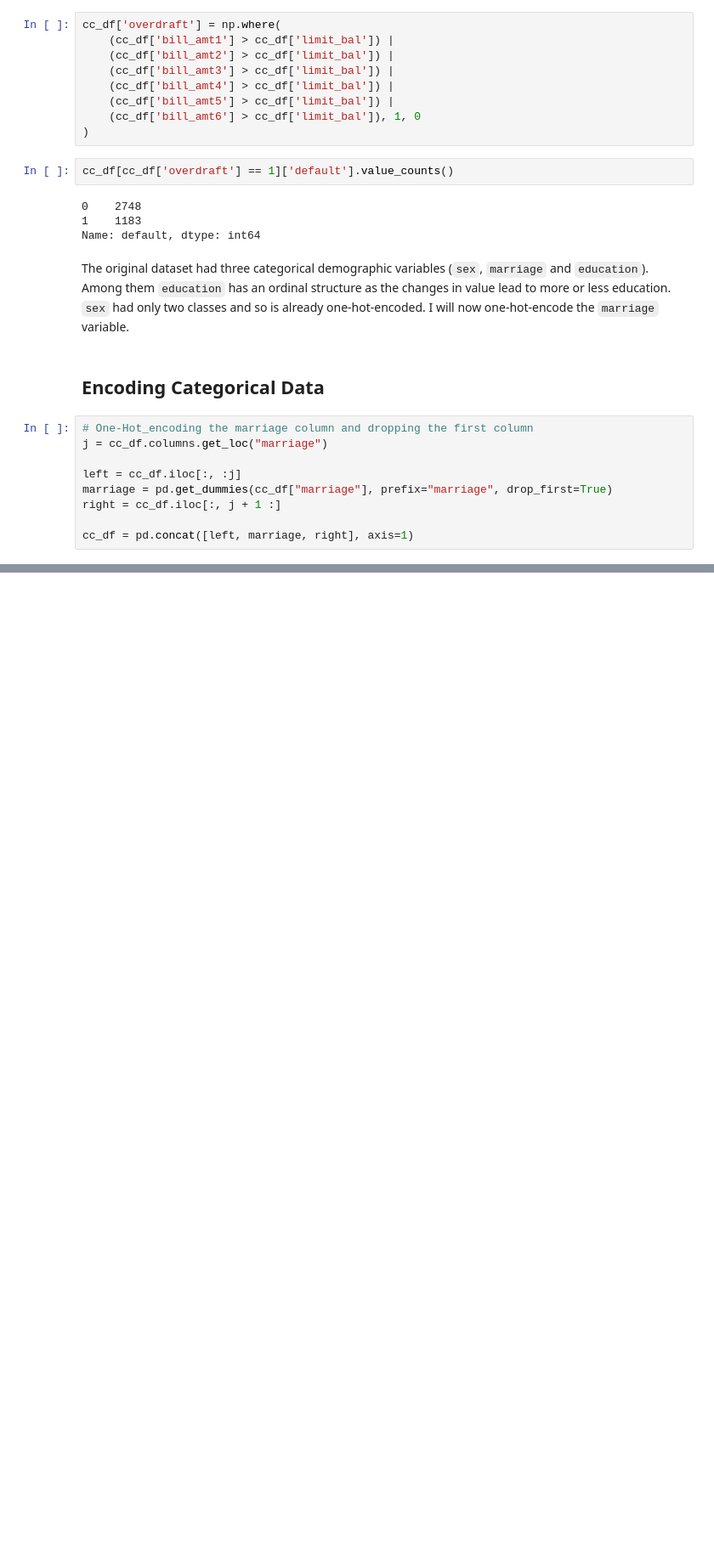
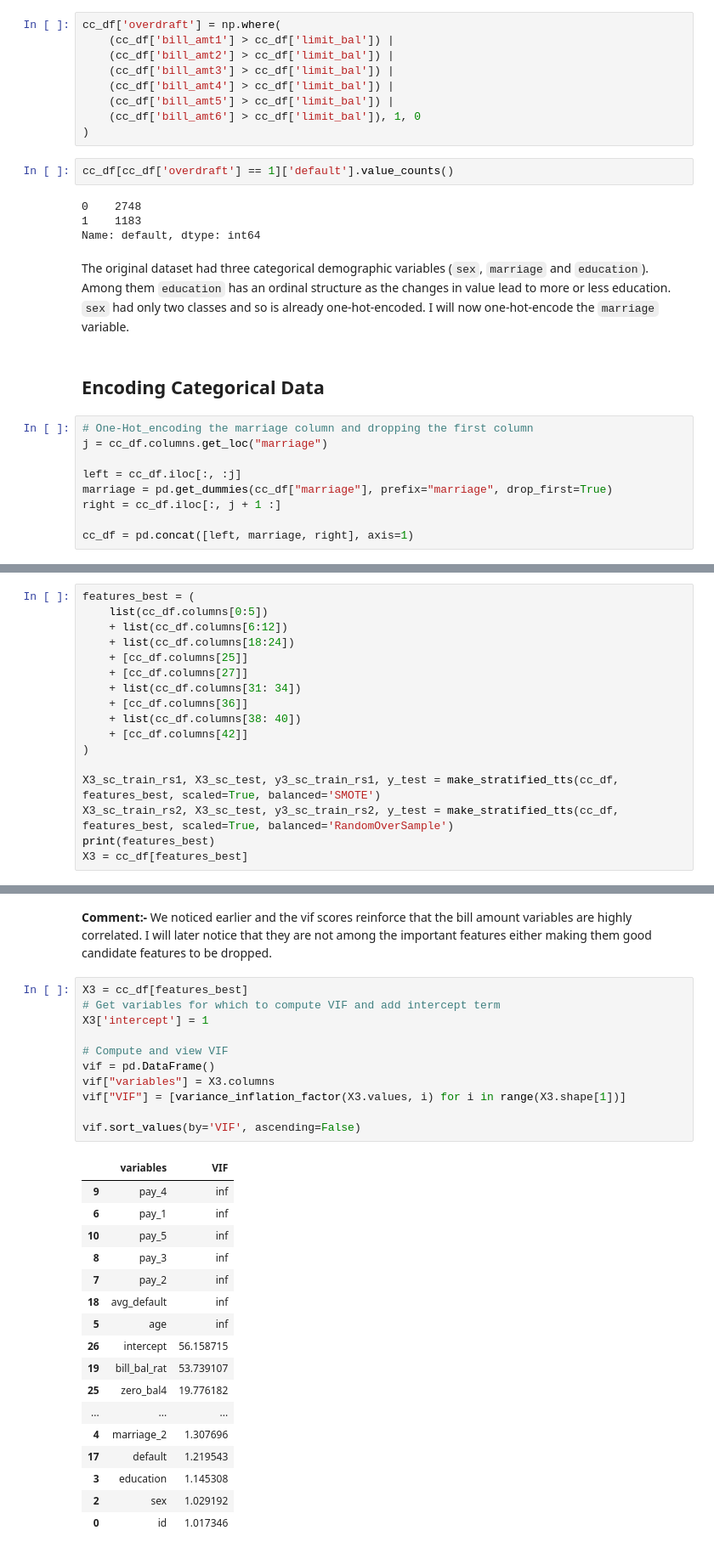
Before and after one commit to KaiwalyaZ/Credit-Card-Default, a Jupyter notebook: Credit_card_default_kaiwalya.ipynb, the cells around one changed output, grey strips where cells are left out. Shown at 85% size. Drawn from its saved outputs; the diff is of its cells as text; blank space fills up the shorter version.

```diff
--- a/Credit_card_default_kaiwalya.ipynb
+++ b/Credit_card_default_kaiwalya.ipynb
@@ -619,0 +669,17 @@ cc_df = pd.concat([left, marriage, right], axis=1)
+# %%
+features_best = (
+    list(cc_df.columns[0:5])
+    + list(cc_df.columns[6:12])
+    + list(cc_df.columns[18:24])
+    + [cc_df.columns[25]]
+    + [cc_df.columns[27]]
+    + list(cc_df.columns[31: 34])
+    + [cc_df.columns[36]]
+    + list(cc_df.columns[38: 40])
+    + [cc_df.columns[42]]
+)
+
+X3_sc_train_rs1, X3_sc_test, y3_sc_train_rs1, y_test = make_stratified_tts(cc_df, features_best, scaled=True, balanced='SMOTE')
+X3_sc_train_rs2, X3_sc_test, y3_sc_train_rs2, y_test = make_stratified_tts(cc_df, features_best, scaled=True, balanced='RandomOverSample')
+print(features_best)
+X3 = cc_df[features_best]
@@ -619,0 +852,32 @@ cc_df = pd.concat([left, marriage, right], axis=1)
+# %% [markdown]
+**Comment:-**
+We noticed earlier and the vif scores reinforce that the bill amount variables are highly correlated. I will later notice that they are not among the important features either making them good candidate features to be dropped.
+# %%
+X3 = cc_df[features_best]
+# Get variables for which to compute VIF and add intercept term
+X3['intercept'] = 1
+
+# Compute and view VIF
+vif = pd.DataFrame()
+vif["variables"] = X3.columns
+vif["VIF"] = [variance_inflation_factor(X3.values, i) for i in range(X3.shape[1])]
+
+vif.sort_values(by='VIF', ascending=False)
+# %% [output]
+|  | variables | VIF |
+| 9 | pay_4 | inf |
+| 6 | pay_1 | inf |
+| 10 | pay_5 | inf |
+| 8 | pay_3 | inf |
+| 7 | pay_2 | inf |
+| 18 | avg_default | inf |
+| 5 | age | inf |
+| 26 | intercept | 56.158715 |
+| 19 | bill_bal_rat | 53.739107 |
+| 25 | zero_bal4 | 19.776182 |
+| ... | ... | ... |
+| 4 | marriage_2 | 1.307696 |
+| 17 | default | 1.219543 |
+| 3 | education | 1.145308 |
+| 2 | sex | 1.029192 |
+| 0 | id | 1.017346 |
```
Also changed, not shown: parts of 16 cells of this notebook.
